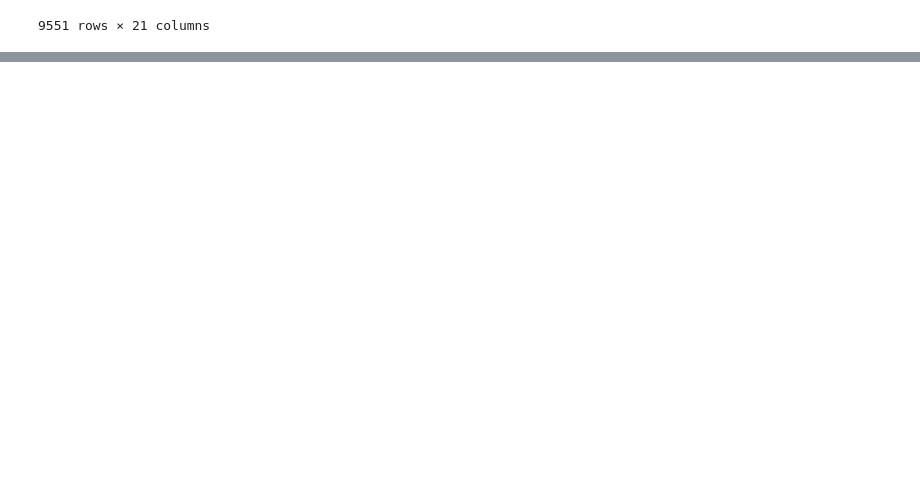
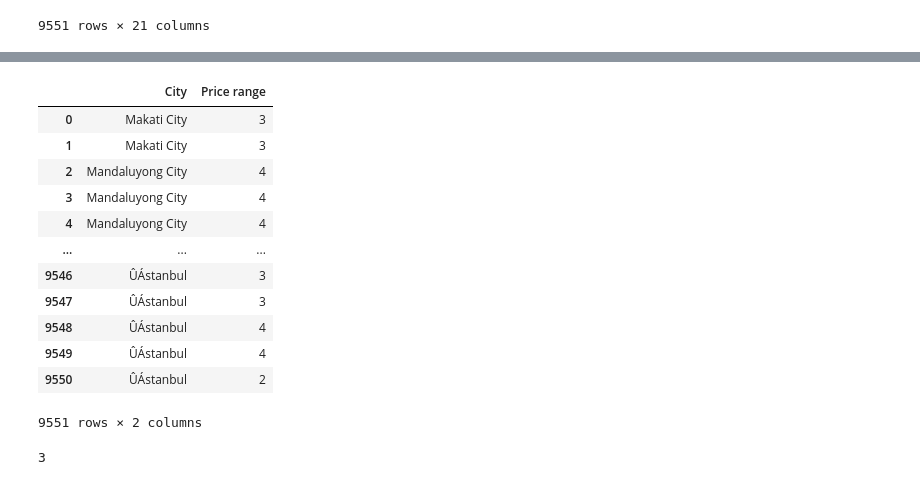
Before and after one commit to harshkumar53/python, a Jupyter notebook: pratice analysis/zomato.ipynb, the cells around one changed output, grey strips where cells are left out. Saved outputs shown, nothing was run; the diff lists cells and outputs as text; code cells hidden in the pictures; blank space fills up the shorter version.

```diff
--- a/pratice analysis/zomato.ipynb
+++ b/pratice analysis/zomato.ipynb
@@ -32,3 +32,24 @@ df.head()
 | 2 | 6300002 | Heat - Edsa Shangri-La | 162 | Mandaluyong City | Edsa Shangri-La, 1 Garden Way, Or... | Edsa Shangri-La, Ortigas, Mandalu... | Seafood, Asian, Filipino, Indian | ... |
 | 3 | 6318506 | Ooma | 162 | Mandaluyong City | Third Floor, Mega Fashion Hall, S... | SM Megamall, Ortigas, Mandaluyong... | Japanese, Sushi | ... |
 | 4 | 6314302 | Sambo Kojin | 162 | Mandaluyong City | Third Floor, Mega Atrium, SM Mega... | SM Megamall, Ortigas, Mandaluyong... | Japanese, Korean | ... |
+# %%
+df[['City','Price range']]
+# %% [output]
+|  | City | Price range |
+| 0 | Makati City | 3 |
+| 1 | Makati City | 3 |
+| 2 | Mandaluyong City | 4 |
+| 3 | Mandaluyong City | 4 |
+| 4 | Mandaluyong City | 4 |
+| ... | ... | ... |
+| 9546 | ÛÁstanbul | 3 |
+| 9547 | ÛÁstanbul | 3 |
+| 9548 | ÛÁstanbul | 4 |
+| 9549 | ÛÁstanbul | 4 |
+| 9550 | ÛÁstanbul | 2 |
+9551 rows × 2 columns
+# %%
+avg_rating = round(df['Aggregate rating'].mean())
+avg_rating
+# %% [output]
+3
```
Also changed, not shown: parts of 15 cells of this notebook, 19 other files.
